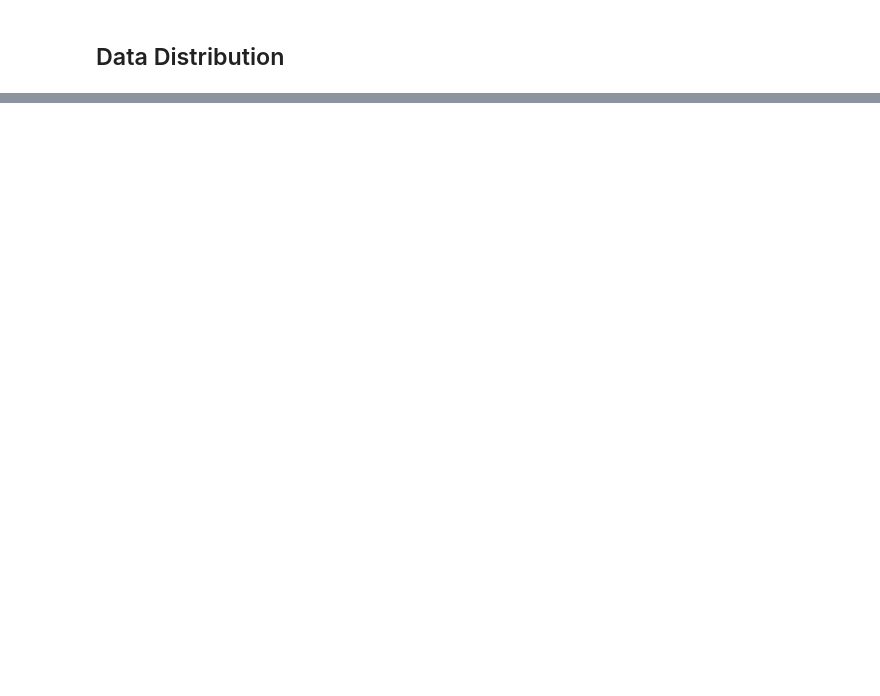
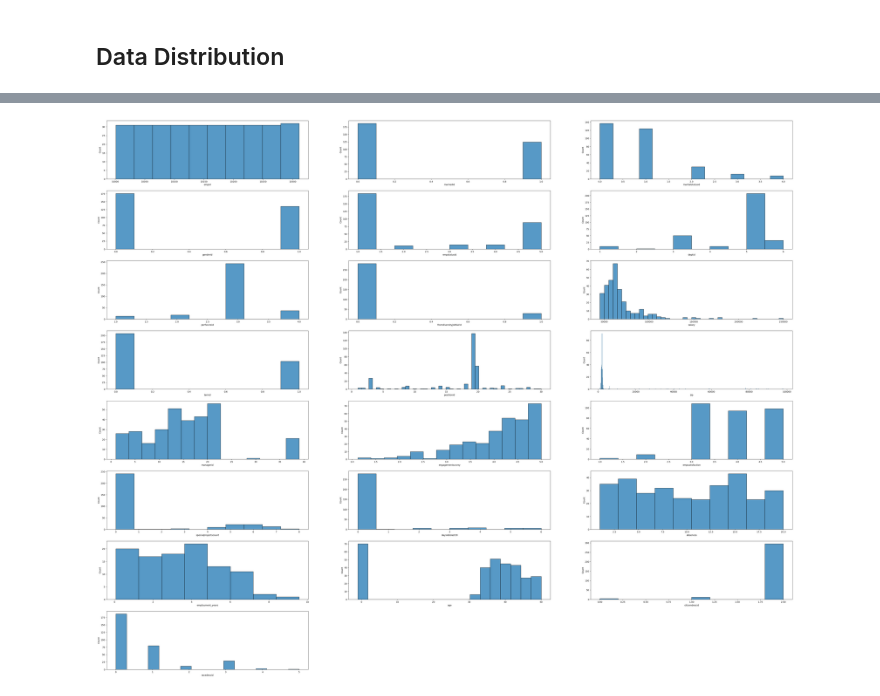
Before and after one commit to adrianacupp/Human_Resources_Data_Set, a Jupyter notebook: notebooks/data_cleaning.ipynb, the cells around one changed output, grey strips where cells are left out. Saved outputs shown, nothing was run; the diff lists cells and outputs as text; code cells hidden in the pictures; blank space fills up the shorter version.

Commit message:
data processing

```diff
--- a/notebooks/data_cleaning.ipynb
+++ b/notebooks/data_cleaning.ipynb
@@ -212,0 +285,8 @@ df[['dateofhire', 'dateoftermination', 'employment_years']]
+# %%
+### age of employers ###
+
+df['dob'] = pd.to_datetime(df['dob'])
+# Identify and assign NaN to future dates in 'dob' column
+df.loc[df['dob'] > datetime.now(), 'dob'] = np.nan
+current_date = datetime.now()
+df['age'] = (current_date - df['dob']).astype('<m8[Y]').fillna(-1).astype(int)
@@ -213,2 +315,24 @@ df[['dateofhire', 'dateoftermination', 'employment_years']]
 # %% [markdown]
 ## Data Distribution
+# %%
+# Separate columns by data type
+num_df = df.select_dtypes(include=['int', 'float'])
+cat_df = df.select_dtypes(include='object')
+dt_df = df.select_dtypes(include='datetime')
+# %%
+# Convert 'hipanic' column values to lowercase
+cat_df['hispaniclatino'] = cat_df['hispaniclatino'].str.lower()
+# %%
+#### plot categorical data ####
+plt.figure(figsize=(55,50))
+for i, column in enumerate(cat_df.columns,1):
+    plt.subplot(9,3,i)
+    sns.histplot(cat_df[column])
+#mostly employed in production and from MA state
+#mostly single or married
+#mostly US citizens
+#more F than M
+#mostly non-hispanic
+#mostly white
+#mostly linkedin or indeed
+#some managername have much more employees than others
@@ -214,0 +341,8 @@ df[['dateofhire', 'dateoftermination', 'employment_years']]
+# %%
+plt.figure(figsize=(55,50))
+for i, column in enumerate(num_df.columns,1):
+    plt.subplot(9,3,i)
+    sns.histplot(num_df[column])
+#most relevant info: salary, employment years, age, absences
+# %% [output]
+[figure, added]
```
Also changed, not shown: parts of 17 cells of this notebook, 1 other file.
